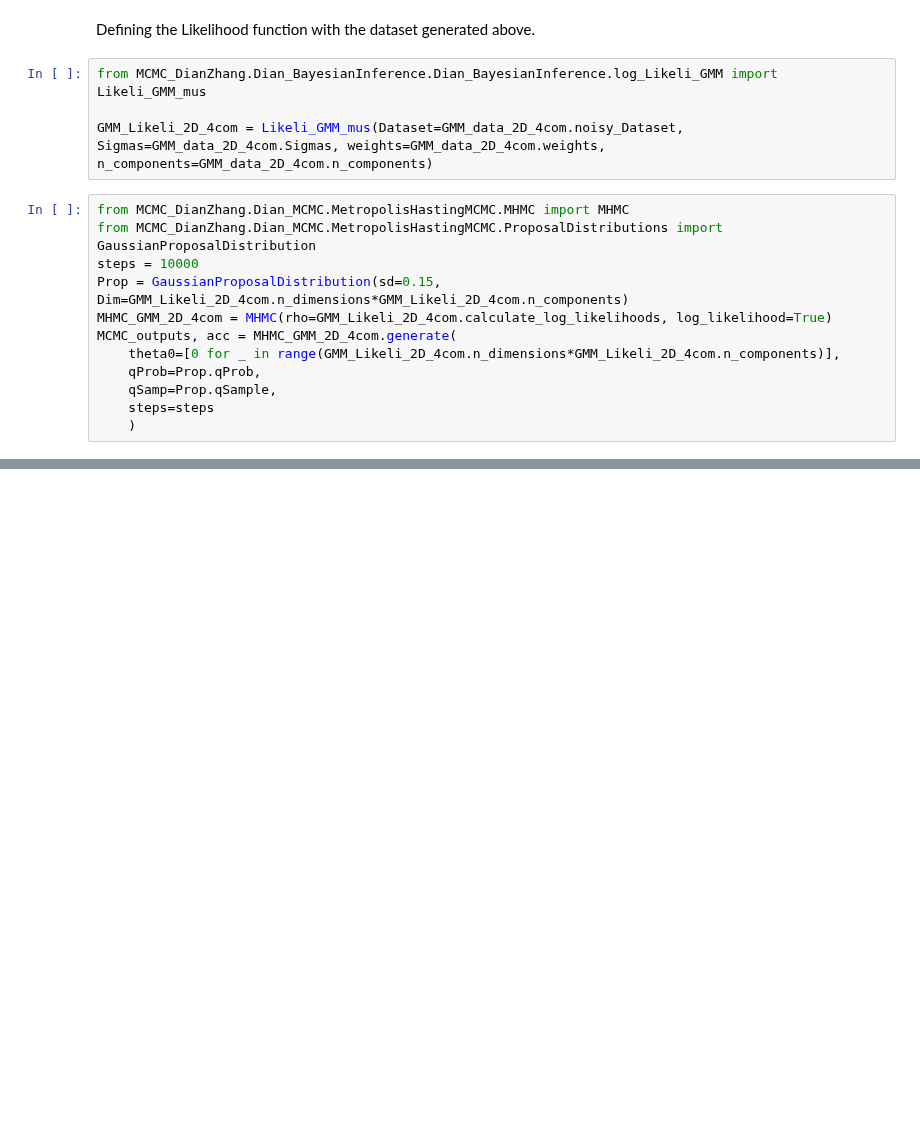
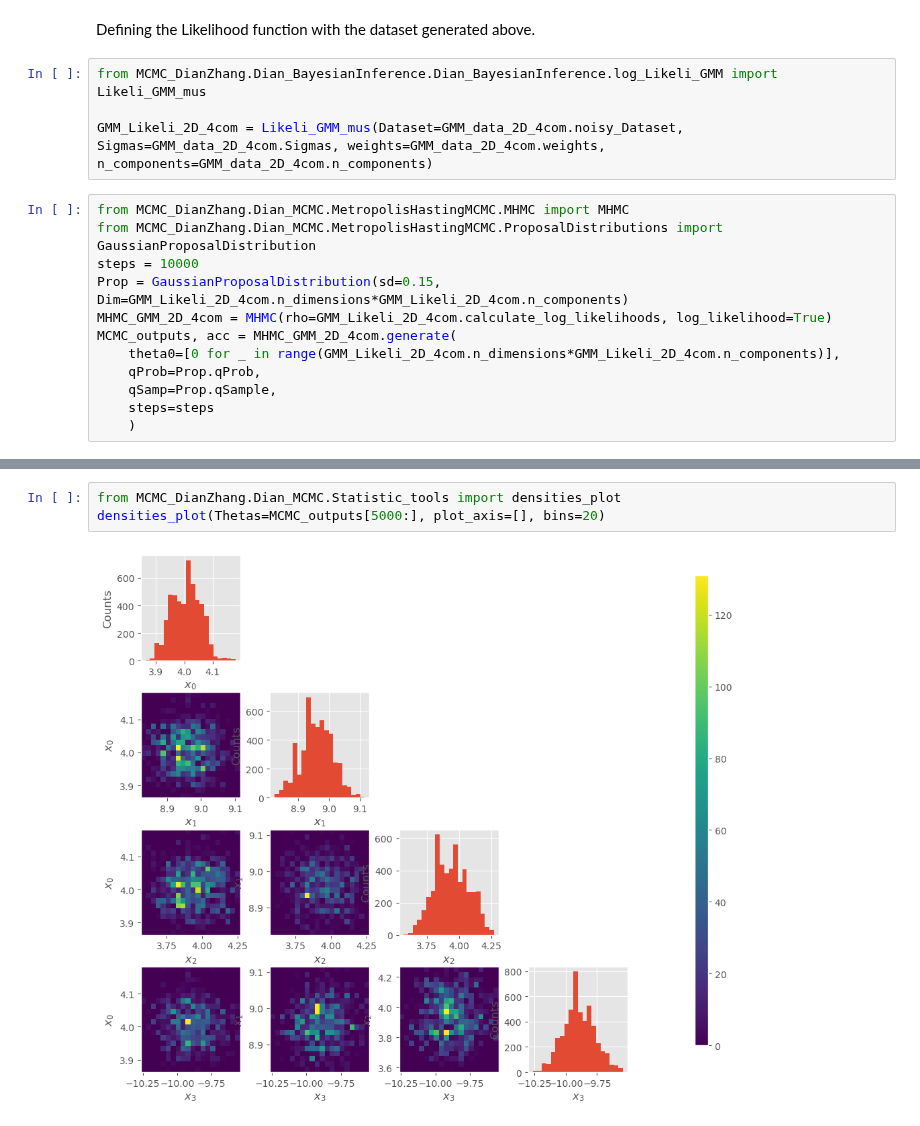
Before and after one commit to pjdunne/MResMCMC2023, a Jupyter notebook: Examples_Dian.ipynb, the cells around one changed output, grey strips where cells are left out. Drawn from its saved outputs; the diff is of its cells as text; blank space fills up the shorter version.

Commit message:
a new function to plot the density function of each axis of the output of the MCMC model.

```diff
--- a/Examples_Dian.ipynb
+++ b/Examples_Dian.ipynb
@@ -53,0 +54,5 @@ The acceptance rate of the MCMC algorithm = 0.091
+# %%
+from MCMC_DianZhang.Dian_MCMC.Statistic_tools import densities_plot
+densities_plot(Thetas=MCMC_outputs[5000:], plot_axis=[], bins=20)
+# %% [output]
+[figure, added]
```
Also changed, not shown: parts of 2 cells of this notebook, 1 other file.
